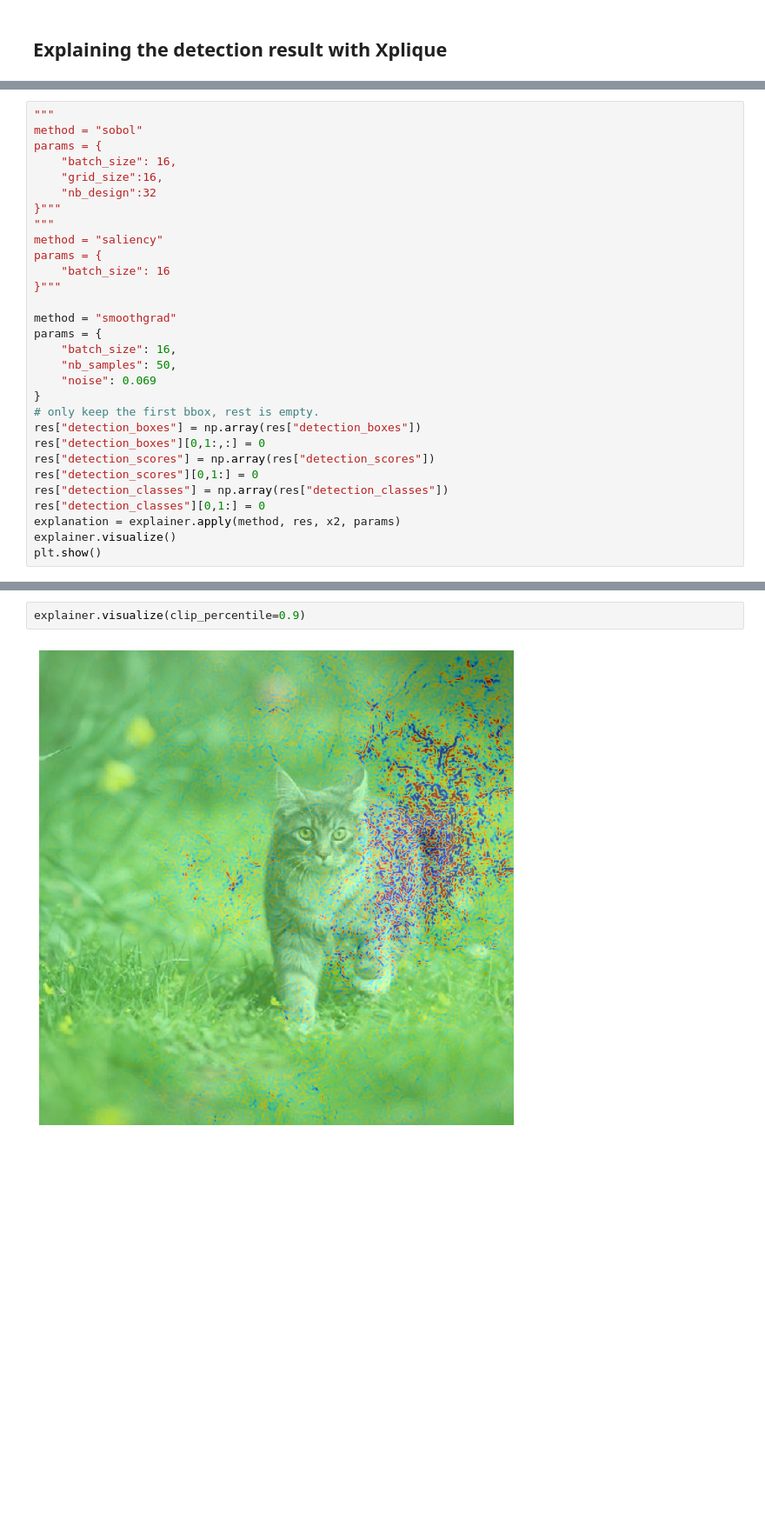
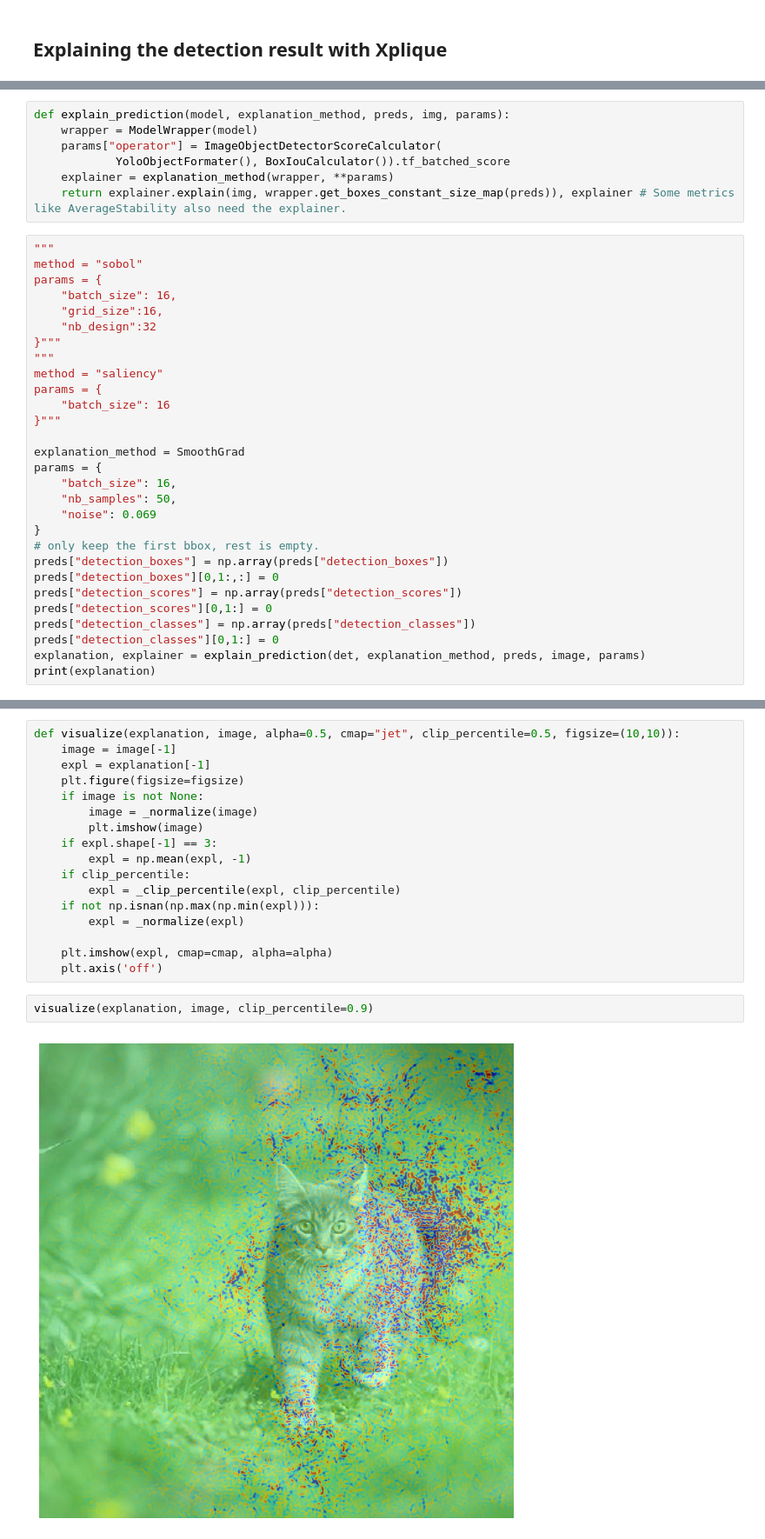
Before and after one commit to carreremax/xplique, a Jupyter notebook: xplique_detection_with_tf_models_official.ipynb, the cells around one changed output, grey strips where cells are left out. Shown at 87% size. Saved outputs shown, nothing was run; the diff lists cells and outputs as text; blank space fills up the shorter version.

```diff
--- a/xplique_detection_with_tf_models_official.ipynb
+++ b/xplique_detection_with_tf_models_official.ipynb
@@ -254,3 +247,10 @@ explainer = Explainer(det)
+# %%
+def explain_prediction(model, explanation_method, preds, img, params):
+    wrapper = ModelWrapper(model)
+    params["operator"] = ImageObjectDetectorScoreCalculator(
+            YoloObjectFormater(), BoxIouCalculator()).tf_batched_score
+    explainer = explanation_method(wrapper, **params)
+    return explainer.explain(img, wrapper.get_boxes_constant_size_map(preds)), explainer # Some metrics like AverageStability also need the explainer.
 # %%
 """
 method = "sobol"
@@ -265,22 +265,21 @@ params = {
     "batch_size": 16
 }"""
 
-method = "smoothgrad"
+explanation_method = SmoothGrad
 params = {
     "batch_size": 16,
     "nb_samples": 50,
     "noise": 0.069
 }
 # only keep the first bbox, rest is empty.
-res["detection_boxes"] = np.array(res["detection_boxes"])
-res["detection_boxes"][0,1:,:] = 0
-res["detection_scores"] = np.array(res["detection_scores"])
-res["detection_scores"][0,1:] = 0
-res["detection_classes"] = np.array(res["detection_classes"])
-res["detection_classes"][0,1:] = 0
-explanation = explainer.apply(method, res, x2, params)
-explainer.visualize()
-plt.show()
+preds["detection_boxes"] = np.array(preds["detection_boxes"])
+preds["detection_boxes"][0,1:,:] = 0
+preds["detection_scores"] = np.array(preds["detection_scores"])
+preds["detection_scores"][0,1:] = 0
+preds["detection_classes"] = np.array(preds["detection_classes"])
+preds["detection_classes"][0,1:] = 0
+explanation, explainer = explain_prediction(det, explanation_method, preds, image, params)
+print(explanation)
 # %% [output]
 boxes_refs (100, None, 4)
 class_refs (100, None, 91)
@@ -303,4 +304,21 @@ images_score TensorShape([None])
+# %%
+def visualize(explanation, image, alpha=0.5, cmap="jet", clip_percentile=0.5, figsize=(10,10)):
+    image = image[-1]
+    expl = explanation[-1]
+    plt.figure(figsize=figsize)
+    if image is not None:
+        image = _normalize(image)
+        plt.imshow(image)
+    if expl.shape[-1] == 3:
+        expl = np.mean(expl, -1)
+    if clip_percentile:
+        expl = _clip_percentile(expl, clip_percentile)
+    if not np.isnan(np.max(np.min(expl))):
+        expl = _normalize(expl)
+
+    plt.imshow(expl, cmap=cmap, alpha=alpha)
+    plt.axis('off')
 # %%
-explainer.visualize(clip_percentile=0.9)
+visualize(explanation, image, clip_percentile=0.9)
 # %% [output]
-[figure, old version]
+[figure, new version]
```
Also changed, not shown: parts of 25 cells of this notebook, 1 other file.
